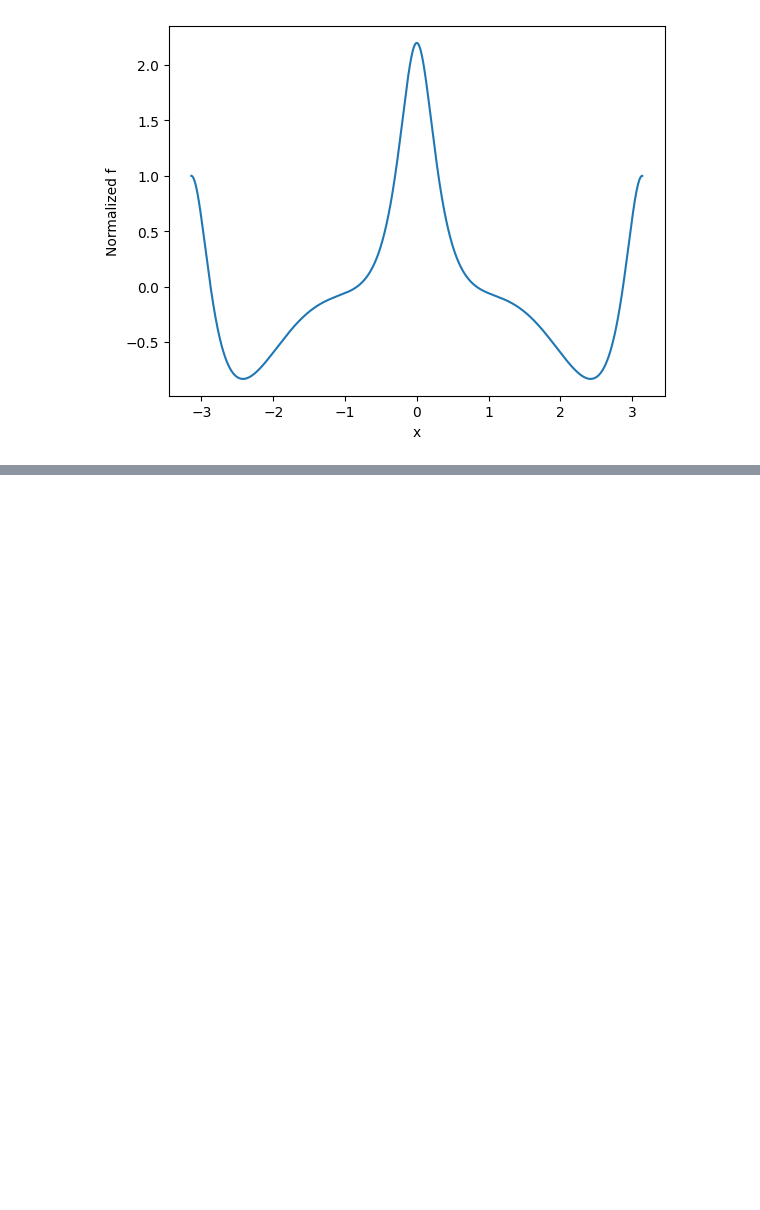
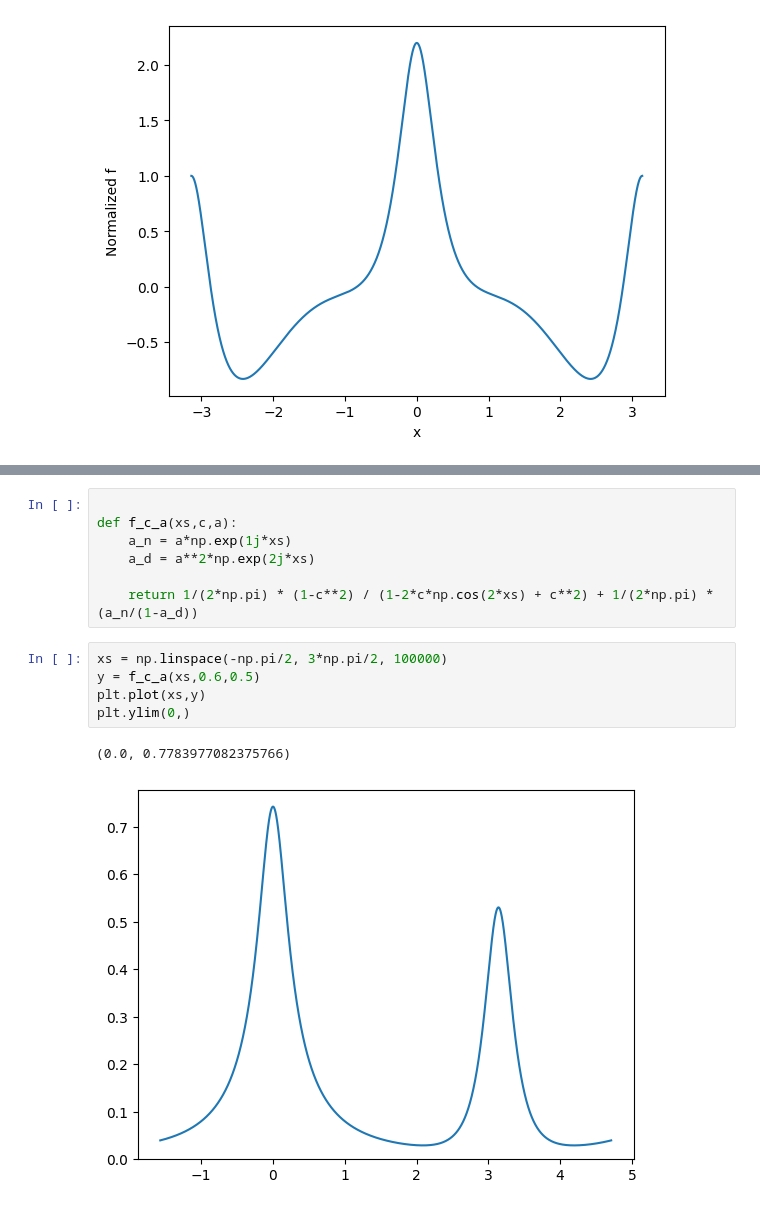
Before and after one commit to Gug-Young/Active_Rotator, a Jupyter notebook: 250123 F with perturbation.ipynb, the cells around one changed output, grey strips where cells are left out. Drawn from its saved outputs; the diff is of its cells as text; blank space fills up the shorter version.

```diff
--- a/250123 F with perturbation.ipynb
+++ b/250123 F with perturbation.ipynb
@@ -30,0 +116,15 @@ plt.show()
+# %%
+
+def f_c_a(xs,c,a):
+    a_n = a*np.exp(1j*xs)
+    a_d = a**2*np.exp(2j*xs)
+
+    return 1/(2*np.pi) * (1-c**2) / (1-2*c*np.cos(2*xs) + c**2) + 1/(2*np.pi) * (a_n/(1-a_d))
+# %%
+xs = np.linspace(-np.pi/2, 3*np.pi/2, 100000)
+y = f_c_a(xs,0.6,0.5)
+plt.plot(xs,y)
+plt.ylim(0,)
+# %% [output]
+(0.0, 0.7783977082375766)
+[figure, added]
```
Also changed, not shown: parts of 10 cells of this notebook, 1 other file.
